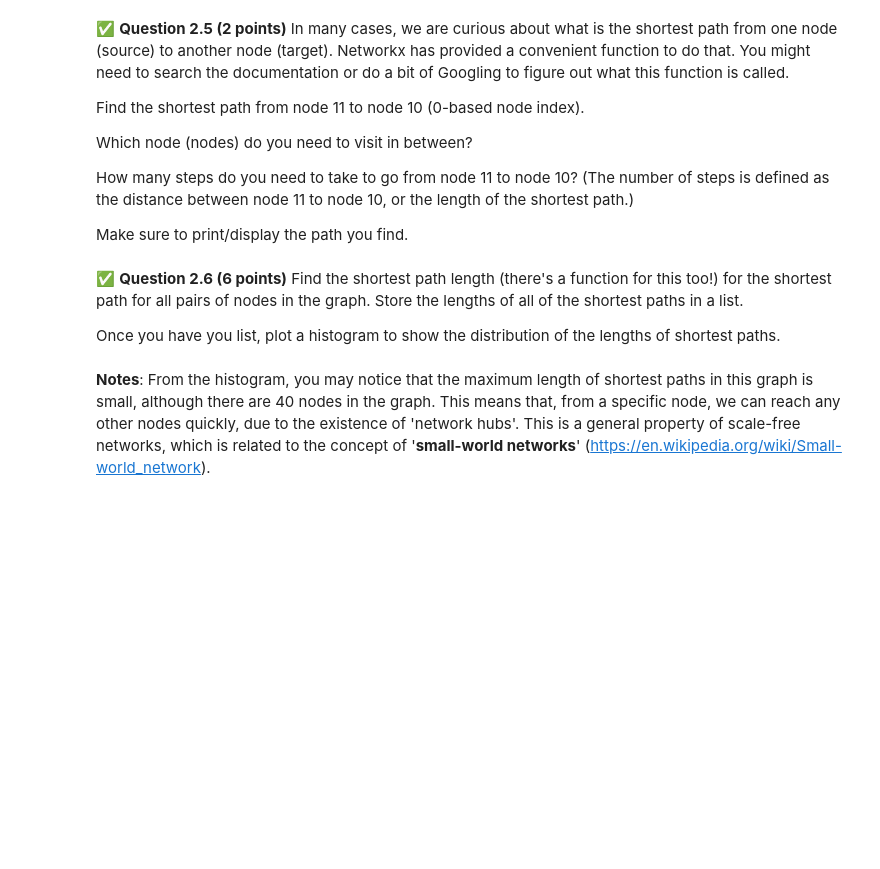
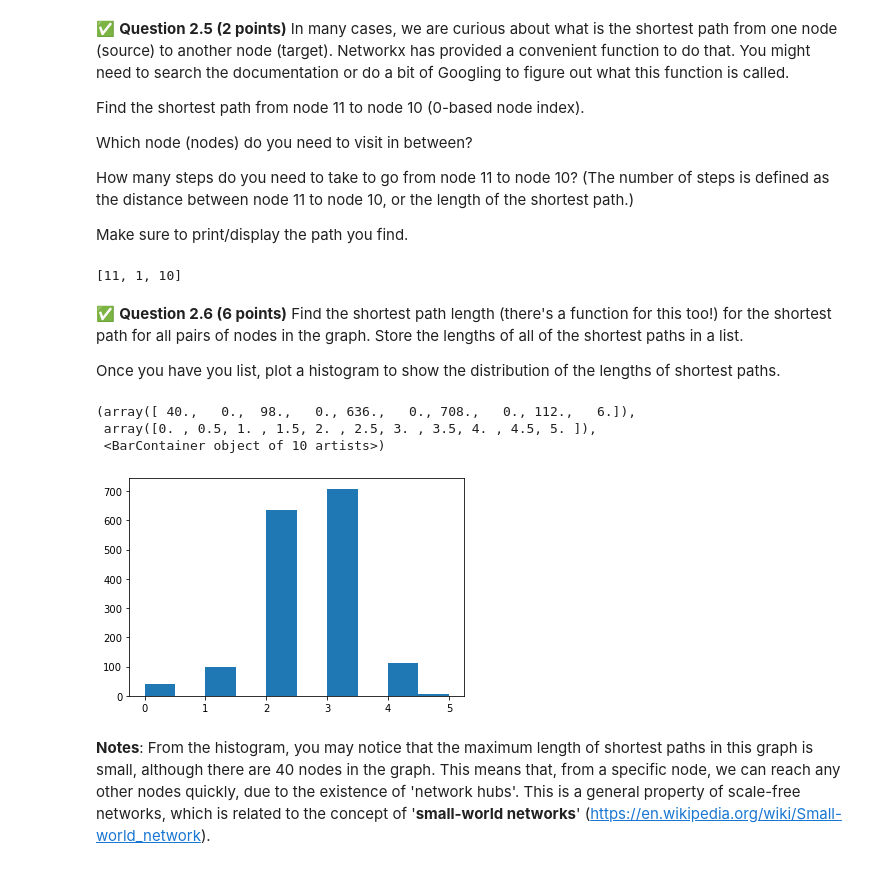
Before and after one commit to hewittso/cmse202-s21-turnin, a Jupyter notebook: hw-04/HW-04_graph_regression-STUDENT.ipynb, the cells around one changed output. Drawn from its saved outputs; the diff is of its cells as text; code cells hidden in the pictures; blank space fills up the shorter version.

```diff
--- a/hw-04/HW-04_graph_regression-STUDENT.ipynb
+++ b/hw-04/HW-04_graph_regression-STUDENT.ipynb
@@ -95,6 +128,9 @@ How many steps do you need to take to go from node 11 to node 10? (The number of
 Make sure to print/display the path you find.
 # %%
 # Put your code here:
+print(nx.shortest_path(G,source=11,target=10, weight='weight'))
+# %% [output]
+[11, 1, 10]
 # %% [markdown]
 &#9989;  **Question 2.6 (6 points)** Find the shortest path length (there's a function for this too!) for the shortest path for all pairs of nodes in the graph. Store the lengths of all of the shortest paths in a list.
 
@@ -104,3 +138,18 @@ Once you have you list, plot a histogram to show the distribution of the lengths
+# %%
+s_list= []
+for i in range(0,40):
+    for j in range(0,40):
+        s=nx.shortest_path_length(G,source=i, target= j, weight='weight')
+        s_list.append(s)
+
+
+#len(s_list)
+plt.hist(s_list)
+# %% [output]
+(array([ 40.,   0.,  98.,   0., 636.,   0., 708.,   0., 112.,   6.]),
+ array([0. , 0.5, 1. , 1.5, 2. , 2.5, 3. , 3.5, 4. , 4.5, 5. ]),
+ <BarContainer object of 10 artists>)
+[figure, added]
 # %% [markdown]
 **Notes**: From the histogram, you may notice that the maximum length of shortest paths in this graph is small, although there are 40 nodes in the graph. This means that, from a specific node, we can reach any other nodes quickly, due to the existence of 'network hubs'. This is a general property of scale-free networks, which is related to the concept of '**small-world networks**' (https://en.wikipedia.org/wiki/Small-world_network).
 # %% [markdown]
```
Also changed, not shown: parts of 18 cells of this notebook.
